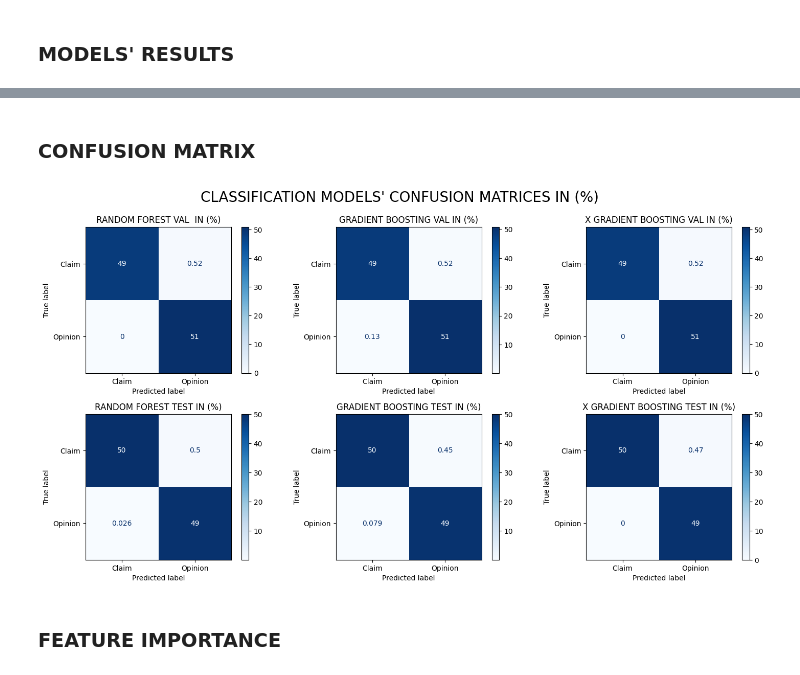
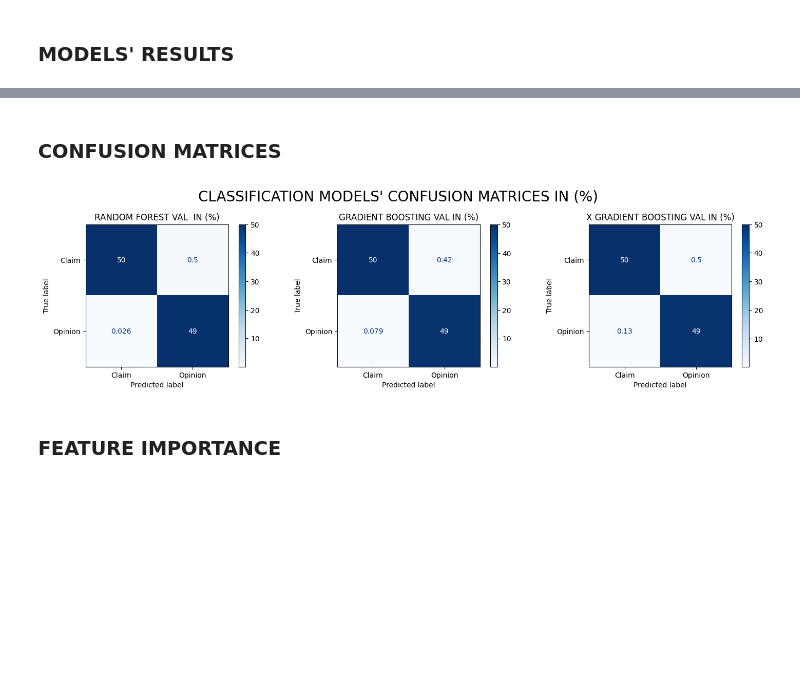
Before and after one commit to Stephen-Adwini-Badu/03.-Tiktok-Project, a Jupyter notebook: Tiktok Project Notebook.ipynb, the cells around one changed output, grey strips where cells are left out. Cells and saved outputs as stored; diff of their text form; code cells hidden in the pictures; blank space fills up the shorter version.

```diff
--- a/Tiktok Project Notebook.ipynb
+++ b/Tiktok Project Notebook.ipynb
@@ -514,12 +521,12 @@ BASE CLASSIFIERS READY
 # %%
 #Generating predictions
-rfc_val_pred = rfc.predict(X_val)
-resultify("RANDOM FOREST Val", y_val, rfc_val_pred) #Applying resultify
+rfc_pred = rfc.predict(X_test)
+resultify("RANDOM FOREST Val", y_test, rfc_pred) #Applying resultify
 
 #Generating predictions
-gbc_val_pred = gbc.predict(X_val)
-resultify("GRADIENT BOOSTING Val", y_val, gbc_val_pred) #Applying resultify
+gbc_pred = gbc.predict(X_test)
+resultify("GRADIENT BOOSTING Val", y_test, gbc_pred) #Applying resultify
 
 #Generating predictions
-xgb_val_pred = xgb.predict(X_val)
-resultify("X GRADIENT BOOSTING Val", y_val, xgb_val_pred) #Applying resultify
+xgb_pred = xgb.predict(X_test)
+resultify("X GRADIENT BOOSTING Val", y_test, xgb_pred) #Applying resultify
@@ -553,38 +543,27 @@ resultify('results')
 # %% [markdown]
-### CONFUSION MATRIX
+### CONFUSION MATRICES
 # %%
 #Defining validation confusion matricies
-rfc_val_cm = confusion_matrix(y_val, rfc_val_pred, normalize="all")*100
-gbc_val_cm = confusion_matrix(y_val, gbc_val_pred, normalize="all")*100
-xgb_val_cm = confusion_matrix(y_val, xgb_val_pred, normalize="all")*100
-
-#Defining test confusion matricies
-rfc_test_cm = confusion_matrix(y_test1, rfc_test_pred, normalize="all")*100
-gbc_test_cm = confusion_matrix(y_test1, gbc_test_pred, normalize="all")*100
-xgb_test_cm = confusion_matrix(y_test1, xgb_test_pred, normalize="all")*100
+rfc_cm = confusion_matrix(y_test, rfc_pred, normalize="all")*100
+gbc_cm = confusion_matrix(y_test, gbc_pred, normalize="all")*100
+xgb_cm = confusion_matrix(y_test, xgb_pred, normalize="all")*100
 # %%
 #Generating subplots
-fig, ax = plt.subplots(2,3, figsize=(15,8))
+fig, ax = plt.subplots(1,3, figsize=(15,4))
 plt.suptitle("CLASSIFICATION MODELS' CONFUSION MATRICES IN (%)", fontsize=20)
 
 #Generating Visualizations
-ConfusionMatrixDisplay(confusion_matrix=rfc_val_cm, display_labels=['Claim', 'Opinion']).plot(cmap='Blues', ax=ax[0,0])
-ConfusionMatrixDisplay(confusion_matrix=gbc_val_cm, display_labels=['Claim', 'Opinion']).plot(cmap='Blues', ax=ax[0,1])
-ConfusionMatrixDisplay(confusion_matrix=xgb_val_cm, display_labels=['Claim', 'Opinion']).plot(cmap='Blues', ax=ax[0,2])
-ConfusionMatrixDisplay(confusion_matrix=rfc_test_cm, display_labels=['Claim', 'Opinion']).plot(cmap='Blues', ax=ax[1,0])
-ConfusionMatrixDisplay(confusion_matrix=gbc_test_cm, display_labels=['Claim', 'Opinion']).plot(cmap='Blues', ax=ax[1,1])
-ConfusionMatrixDisplay(confusion_matrix=xgb_test_cm, display_labels=['Claim', 'Opinion']).plot(cmap='Blues', ax=ax[1,2])
+ConfusionMatrixDisplay(confusion_matrix=rfc_cm, display_labels=['Claim', 'Opinion']).plot(cmap='Blues', ax=ax[0])
+ConfusionMatrixDisplay(confusion_matrix=gbc_cm, display_labels=['Claim', 'Opinion']).plot(cmap='Blues', ax=ax[1])
+ConfusionMatrixDisplay(confusion_matrix=xgb_cm, display_labels=['Claim', 'Opinion']).plot(cmap='Blues', ax=ax[2])
 
 #Labelling subplots
-ax[0,0].set_title("RANDOM FOREST VAL  IN (%)")
-ax[0,1].set_title("GRADIENT BOOSTING VAL IN (%)")
-ax[0,2].set_title("X GRADIENT BOOSTING VAL IN (%)")
-ax[1,0].set_title("RANDOM FOREST TEST IN (%)")
-ax[1,1].set_title("GRADIENT BOOSTING TEST IN (%)")
-ax[1,2].set_title("X GRADIENT BOOSTING TEST IN (%)")
+ax[0].set_title("RANDOM FOREST VAL  IN (%)")
+ax[1].set_title("GRADIENT BOOSTING VAL IN (%)")
+ax[2].set_title("X GRADIENT BOOSTING VAL IN (%)")
 plt.tight_layout(pad=1.5)
 # %% [output]
-[figure, old version]
+[figure, new version]
 # %% [markdown]
 ### FEATURE IMPORTANCE
 # %%
```
Also changed, not shown: parts of 10 cells of this notebook.
